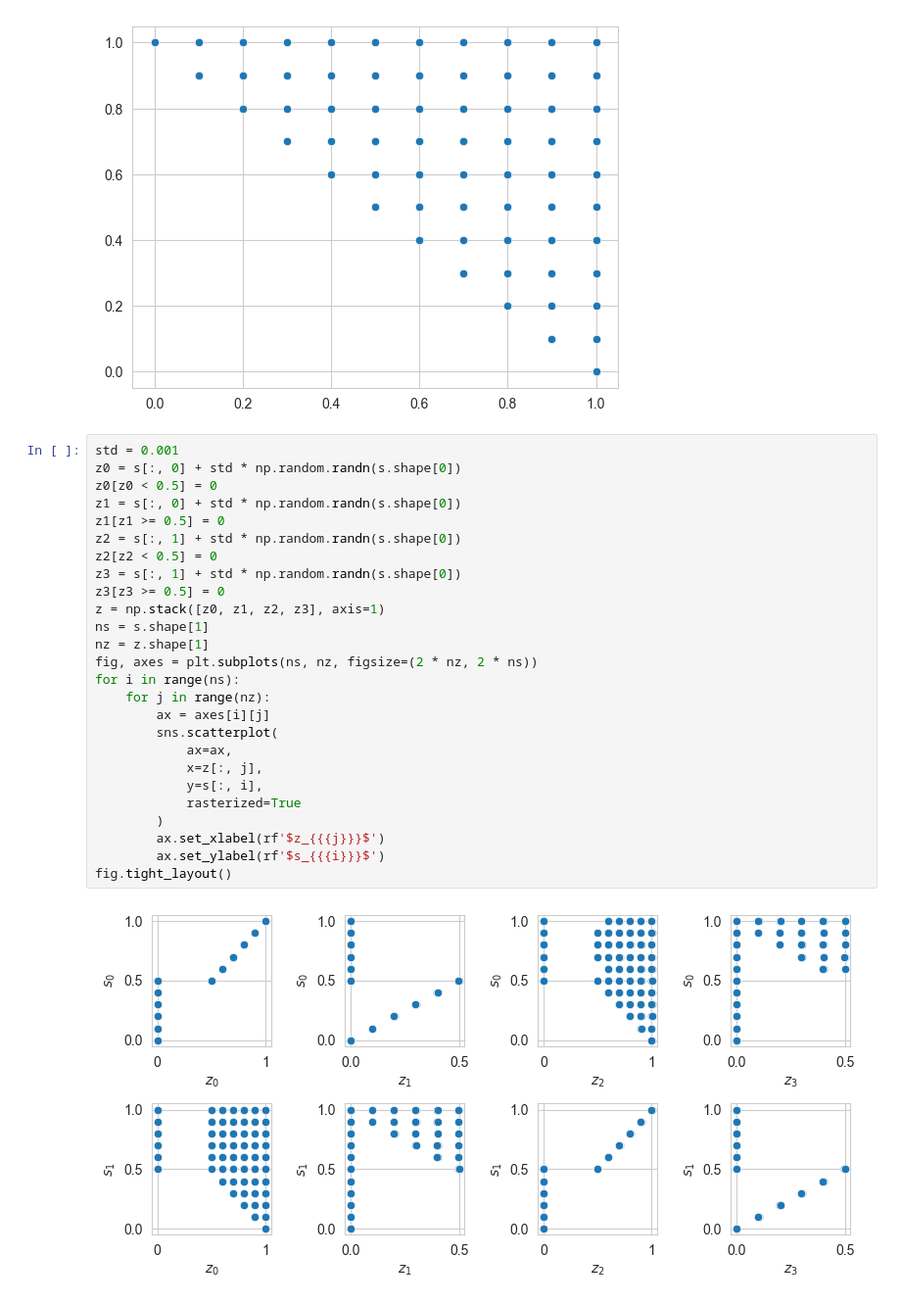
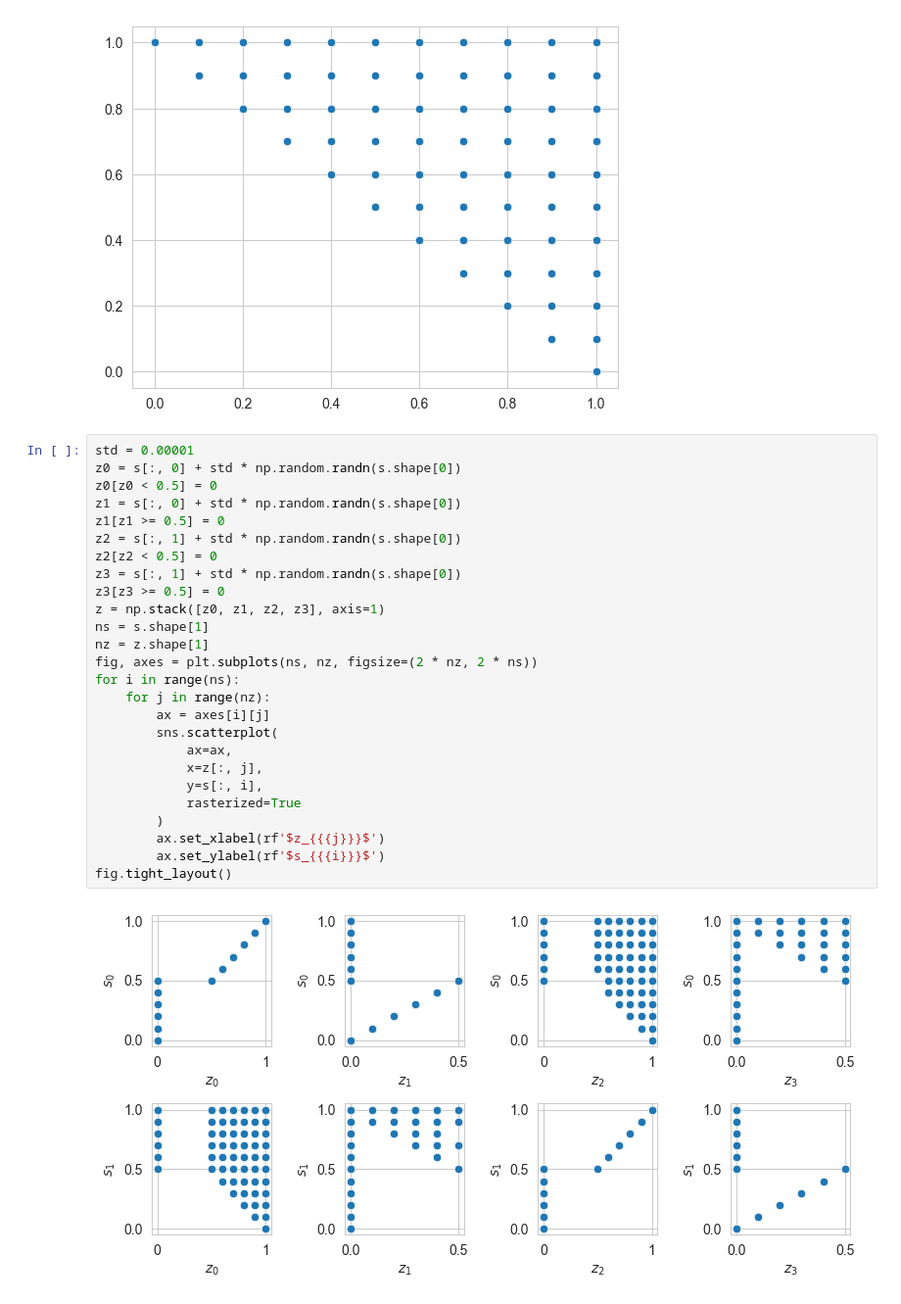
Before and after one commit to kylehkhsu/modular, a Jupyter notebook: cinfomec.ipynb, the cells around one changed output. Shown at 98% size. Saved outputs shown, nothing was run; the diff lists cells and outputs as text.

```diff
--- a/cinfomec.ipynb
+++ b/cinfomec.ipynb
@@ -96,33 +96,33 @@ sns.scatterplot(x=s[:, 0], y=s[:, 1])
 <Axes: >
 [figure]
 # %%
-std = 0.001
+std = 0.00001
 z0 = s[:, 0] + std * np.random.randn(s.shape[0])
 z0[z0 < 0.5] = 0
 z1 = s[:, 0] + std * np.random.randn(s.shape[0])
 z1[z1 >= 0.5] = 0
 z2 = s[:, 1] + std * np.random.randn(s.shape[0])
 z2[z2 < 0.5] = 0
 z3 = s[:, 1] + std * np.random.randn(s.shape[0])
 z3[z3 >= 0.5] = 0
 z = np.stack([z0, z1, z2, z3], axis=1)
 ns = s.shape[1]
 nz = z.shape[1]
 fig, axes = plt.subplots(ns, nz, figsize=(2 * nz, 2 * ns))
 for i in range(ns):
     for j in range(nz):
         ax = axes[i][j]
         sns.scatterplot(
             ax=ax,
             x=z[:, j],
             y=s[:, i],
             rasterized=True
         )
         ax.set_xlabel(rf'$z_{{{j}}}$')
         ax.set_ylabel(rf'$s_{{{i}}}$')
 fig.tight_layout()
 # %% [output]
-[figure, old version]
+[figure, new version]
 # %%
 compute_cinfomec(s, z)
 # %% [output]
```
Also changed, not shown: parts of 2 cells of this notebook.
